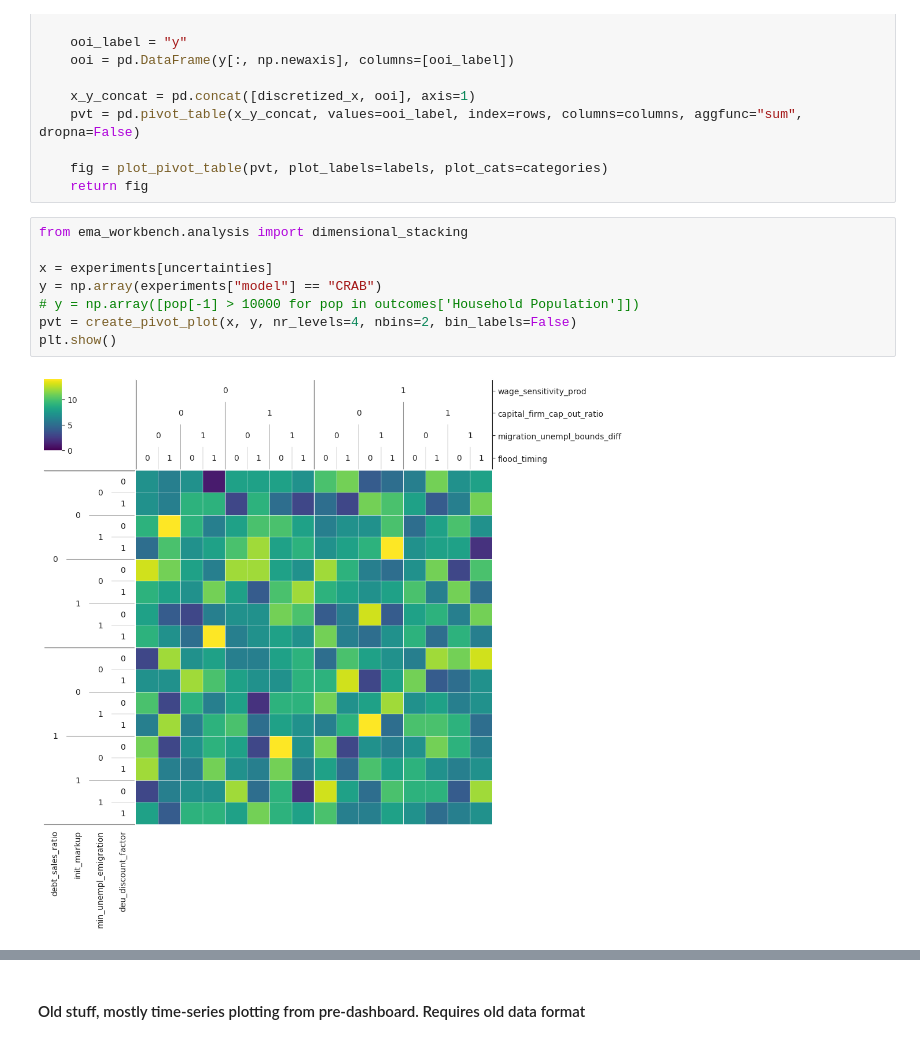
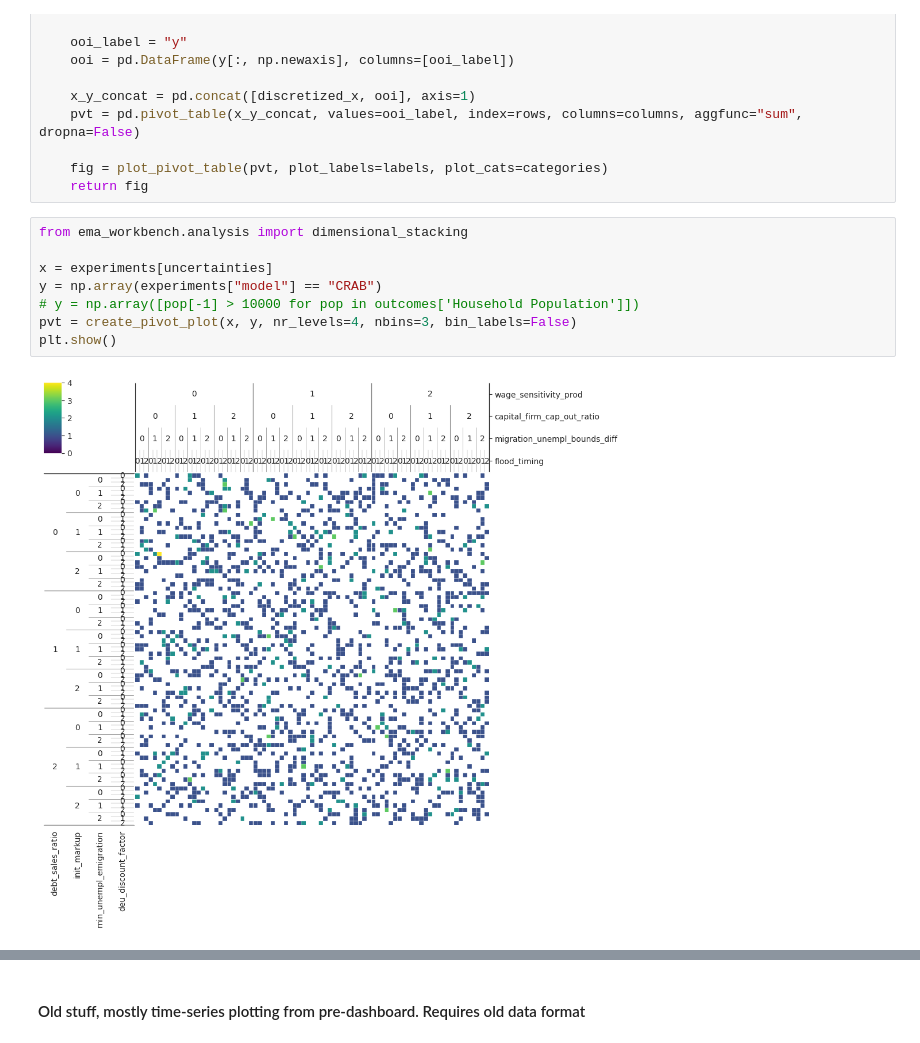
Before and after one commit to ghsher/CRAB_EM, a Jupyter notebook: analysis/Experimental Validation.ipynb, the cells around one changed output, grey strips where cells are left out. Cells and saved outputs as stored; diff of their text form.

```diff
--- a/analysis/Experimental Validation.ipynb
+++ b/analysis/Experimental Validation.ipynb
@@ -195,10 +195,10 @@ def create_pivot_plot(x, y, nr_levels=3, labels=True, categories=True, nbins=3,
 # %%
 from ema_workbench.analysis import dimensional_stacking
 
 x = experiments[uncertainties]
 y = np.array(experiments["model"] == "CRAB")
 # y = np.array([pop[-1] > 10000 for pop in outcomes['Household Population']])
-pvt = create_pivot_plot(x, y, nr_levels=4, nbins=2, bin_labels=False)
+pvt = create_pivot_plot(x, y, nr_levels=4, nbins=3, bin_labels=False)
 plt.show()
 # %% [output]
-[figure, old version]
+[figure, new version]
```
Also changed, not shown: parts of 4 cells of this notebook, 11 other files.
